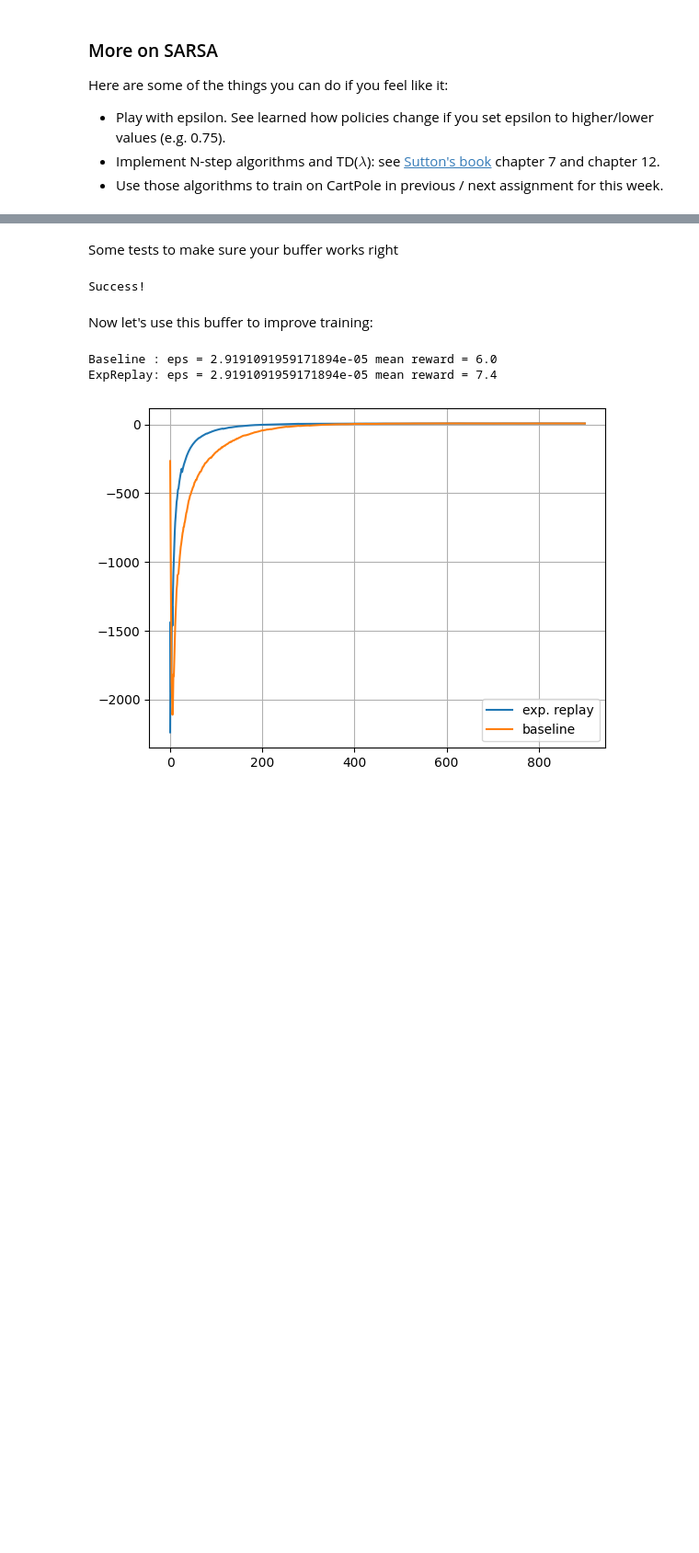
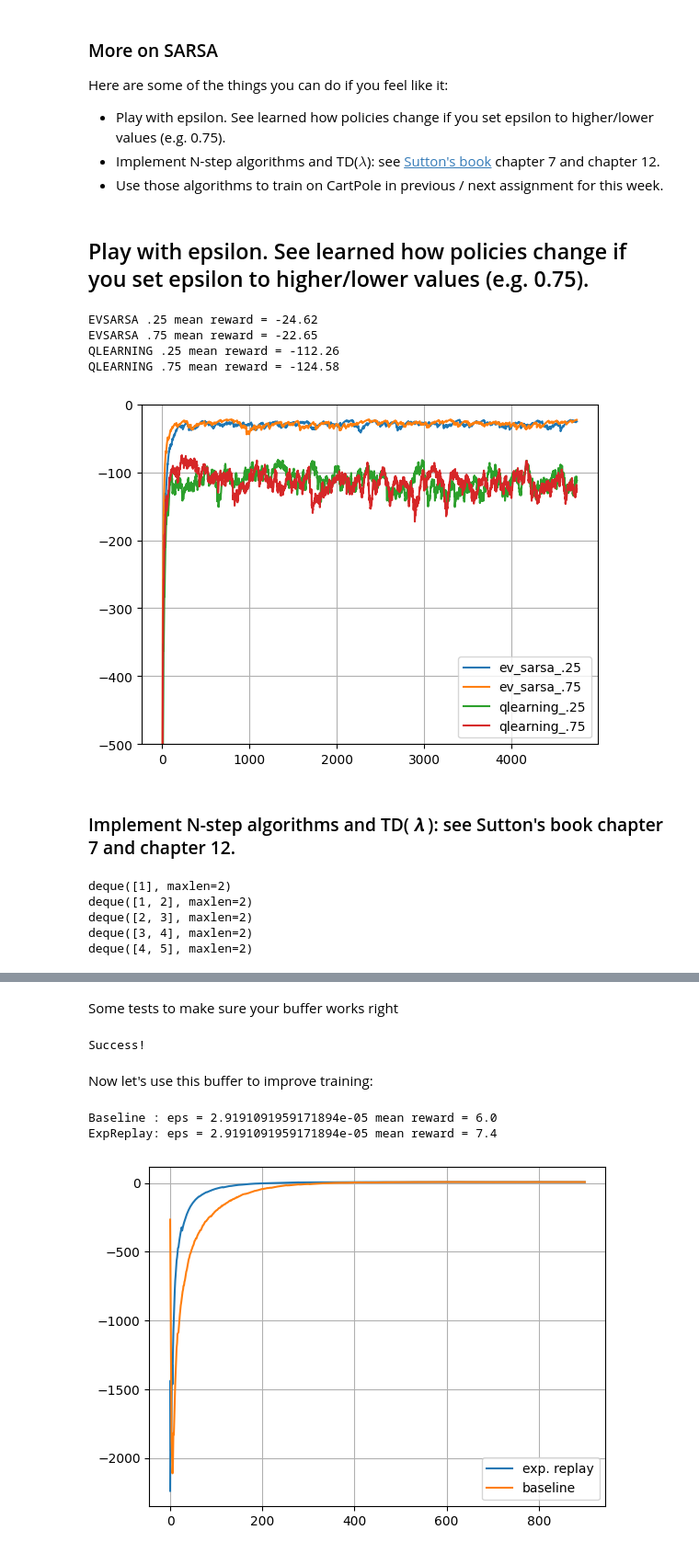
Before and after one commit to evgenykomarov/Practical_DL, a Jupyter notebook: week03_model_free/homework.ipynb, the cells around one changed output, grey strips where cells are left out. Shown at 92% size. Saved outputs shown, nothing was run; the diff lists cells and outputs as text; code cells hidden in the pictures; blank space fills up the shorter version.

```diff
--- a/week03_model_free/homework.ipynb
+++ b/week03_model_free/homework.ipynb
@@ -846,3 +869,71 @@ Here are some of the things you can do if you feel like it:
 * Play with epsilon. See learned how policies change if you set epsilon to higher/lower values (e.g. 0.75).
 * Implement N-step algorithms and TD($\lambda$): see [Sutton's book](http://incompleteideas.net/book/RLbook2020.pdf) chapter 7 and chapter 12.
 * Use those algorithms to train on CartPole in previous / next assignment for this week.
+# %% [markdown]
+## Play with epsilon. See learned how policies change if you set epsilon to higher/lower values (e.g. 0.75).
+# %%
+
+seed_everything(env)
+
+agent_sarsa_025 = EVSarsaAgent(alpha=0.25, epsilon=0.2, discount=0.99, env=env)
+agent_sarsa_075 = EVSarsaAgent(alpha=0.75, epsilon=0.2, discount=0.99, env=env)
+# agent_sarsa_softmax = SoftmaxEVSarsaAgent(alpha=0.25, tau=0.5, discount=0.99, env=env)
+agent_ql_025 = QLearningAgent(alpha=0.25, epsilon=0.2, discount=0.99, env=env)
+agent_ql_075 = QLearningAgent(alpha=0.75, epsilon=0.2, discount=0.99, env=env)
+
+# rewards_sarsa, rewards_sarsa_softmax, rewards_ql = [], [], []
+rewards_sarsa_025, rewards_sarsa_075, rewards_ql_025, rewards_ql_075, = [], [], [], []
+
+for i in range(5000):
+    # rewards_sarsa_softmax.append(play_and_train(env, agent_sarsa_softmax))
+    rewards_sarsa_025.append(play_and_train(env, agent_sarsa_025))
+    rewards_sarsa_075.append(play_and_train(env, agent_sarsa_075))
+    rewards_ql_025.append(play_and_train(env, agent_ql_025))
+    rewards_ql_075.append(play_and_train(env, agent_ql_075))
+
+    if i % 250 == 0:
+        clear_output(True)
+        # print("SOFTMAX_EVSARSA mean reward =", np.mean(rewards_sarsa_softmax[-100:]))
+        print("EVSARSA .25 mean reward =", np.mean(rewards_sarsa_025[-100:]))
+        print("EVSARSA .75 mean reward =", np.mean(rewards_sarsa_075[-100:]))
+        print("QLEARNING .25 mean reward =", np.mean(rewards_ql_025[-100:]))
+        print("QLEARNING .75 mean reward =", np.mean(rewards_ql_075[-100:]))
+        # plt.title("epsilon = %s, tau = %s" % (agent_ql.epsilon, agent_sarsa_softmax.tau))
+        # plt.plot(moving_average(rewards_sarsa_softmax), label="softmax_ev_sarsa")
+        plt.plot(moving_average(rewards_sarsa_025), label="ev_sarsa_.25")
+        plt.plot(moving_average(rewards_sarsa_075), label="ev_sarsa_.75")
+        plt.plot(moving_average(rewards_ql_025), label="qlearning_.25")
+        plt.plot(moving_average(rewards_ql_075), label="qlearning_.75")
+        plt.grid()
+        plt.legend()
+        plt.ylim(-500, 0)
+        plt.show()
+# %% [output]
+EVSARSA .25 mean reward = -24.62
+EVSARSA .75 mean reward = -22.65
+QLEARNING .25 mean reward = -112.26
+QLEARNING .75 mean reward = -124.58
+[figure, added]
+# %% [markdown]
+### Implement N-step algorithms and TD( 𝜆 ): see Sutton's book chapter 7 and chapter 12.
+<!-- ### Use those algorithms to train on CartPole in previous / next assignment for this week. -->
+# %%
+from collections import deque
+xs = deque(maxlen=2)
+xs.append(1)
+print(xs)
+xs.append(2)
+print(xs)
+xs.append(3)
+print(xs)
+xs.append(4)
+print(xs)
+xs.append(5)
+print(xs)
+xs.append(6)
+# %% [output]
+deque([1], maxlen=2)
+deque([1, 2], maxlen=2)
+deque([2, 3], maxlen=2)
+deque([3, 4], maxlen=2)
+deque([4, 5], maxlen=2)
```
Also changed, not shown: parts of 9 cells of this notebook.
